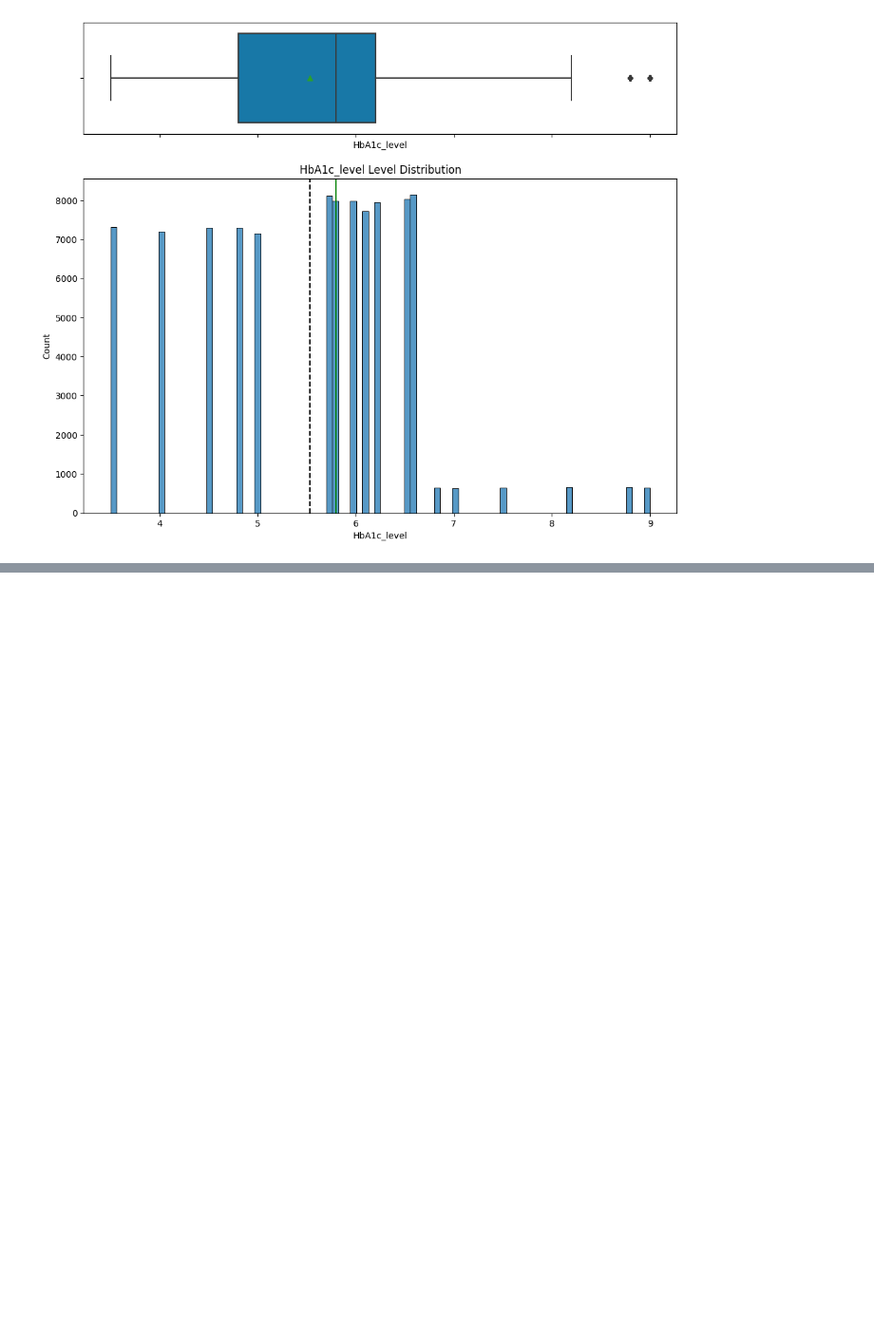
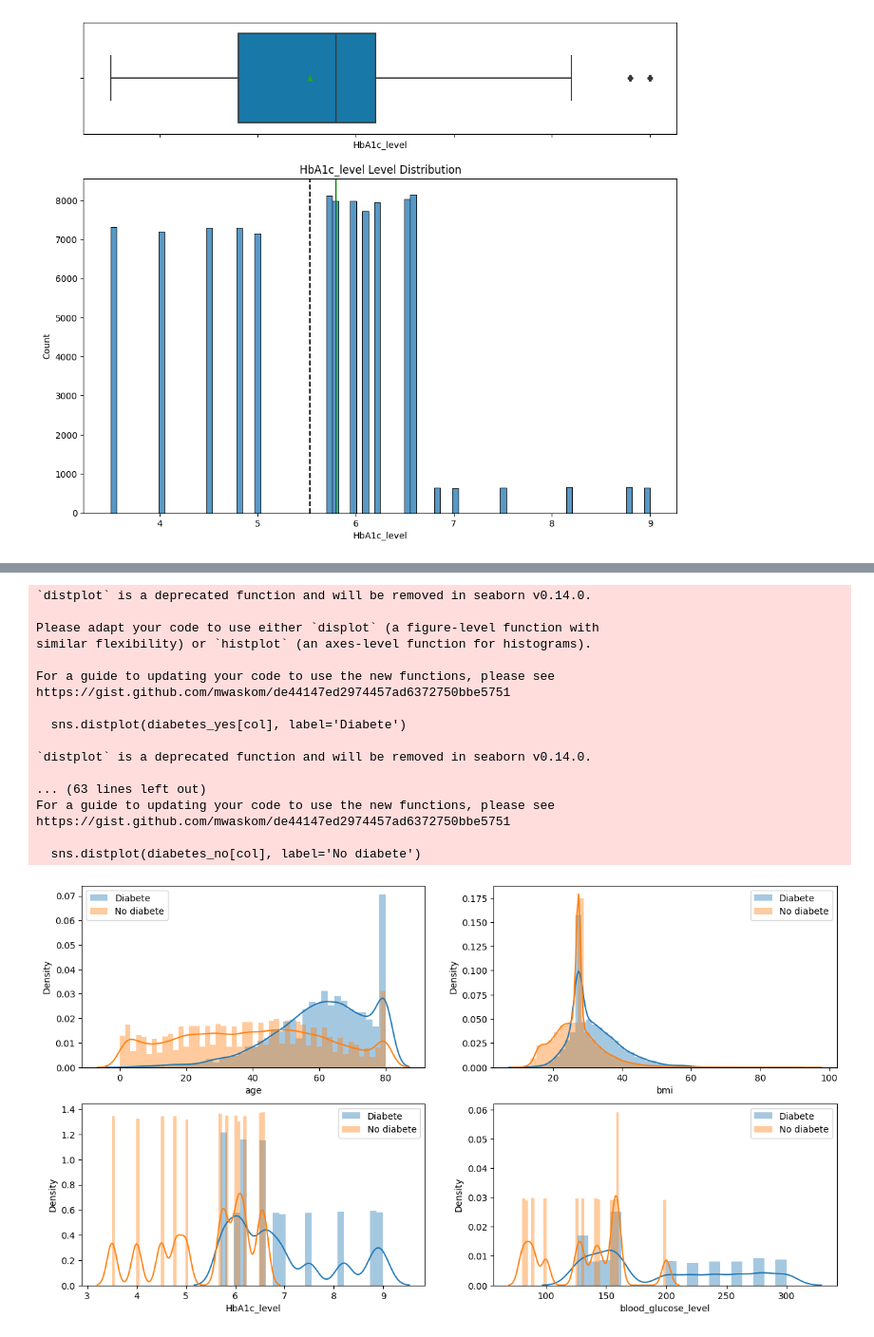
Before and after one commit to ChetanAIML/Team5, a Jupyter notebook: ML_FinalProject_Team5.ipynb, the cells around one changed output, grey strips where cells are left out. Shown: that part at 95% size. Cells and saved outputs as stored; diff of their text form; code cells hidden in the pictures; blank space fills up the shorter version.

```diff
--- a/ML_FinalProject_Team5.ipynb
+++ b/ML_FinalProject_Team5.ipynb
@@ -194,0 +248,33 @@ plt.show()
+# %%
+#@title Target/Numerical Variable Relationship
+
+diabetes_yes = df[df['diabetes'] == 1]
+diabetes_no = df[df['diabetes'] == 0]
+
+plt.figure(figsize=(15, 8))
+i=1
+for col in numerical_columns:
+    plt.subplot(2, 2, i)
+    sns.distplot(diabetes_yes[col], label='Diabete')
+    sns.distplot(diabetes_no[col], label='No diabete')
+    plt.legend()
+    i+=1
+# %% [output]
+`distplot` is a deprecated function and will be removed in seaborn v0.14.0.
+
+Please adapt your code to use either `displot` (a figure-level function with
+similar flexibility) or `histplot` (an axes-level function for histograms).
+
+For a guide to updating your code to use the new functions, please see
+https://gist.github.com/mwaskom/de44147ed2974457ad6372750bbe5751
+
+  sns.distplot(diabetes_yes[col], label='Diabete')
+
+`distplot` is a deprecated function and will be removed in seaborn v0.14.0.
+
+... (63 lines left out)
+For a guide to updating your code to use the new functions, please see
+https://gist.github.com/mwaskom/de44147ed2974457ad6372750bbe5751
+
+  sns.distplot(diabetes_no[col], label='No diabete')
+[figure, added]
```
Also changed, not shown: parts of 9 cells of this notebook.
